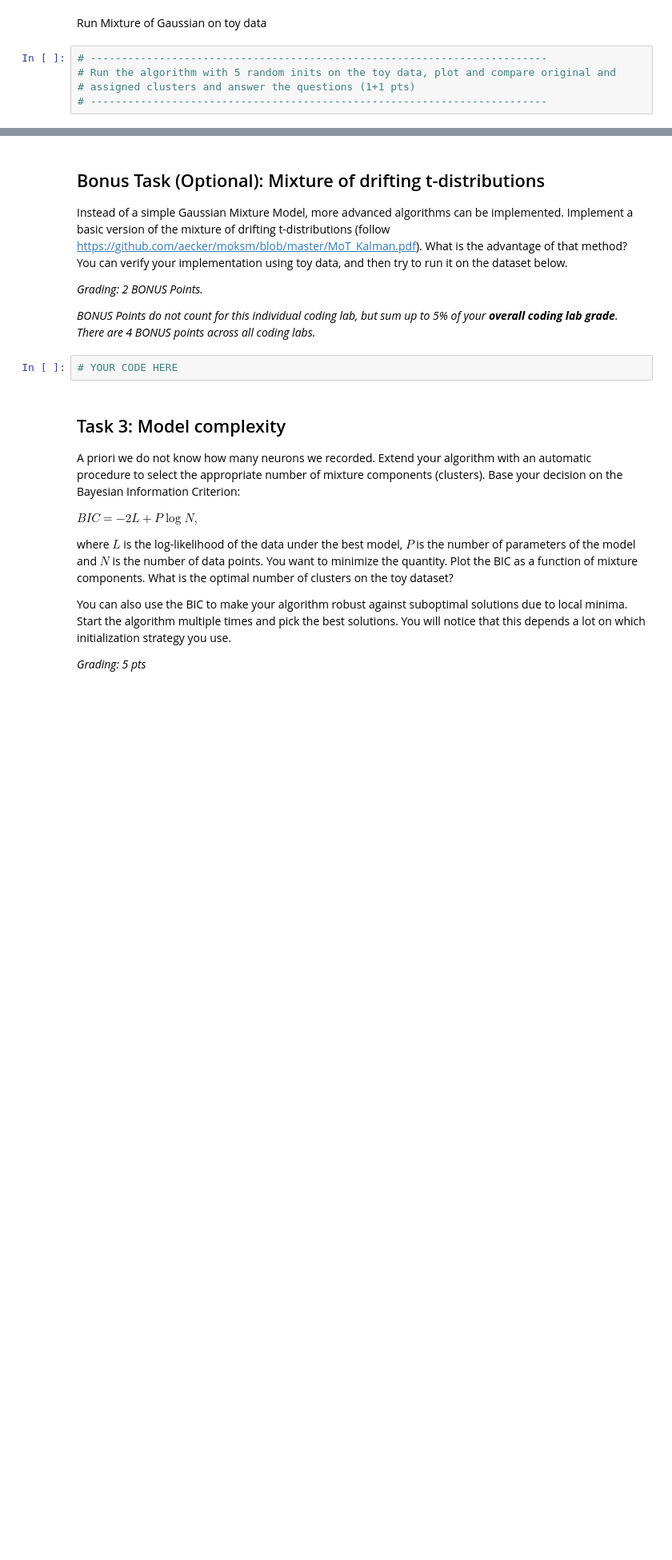
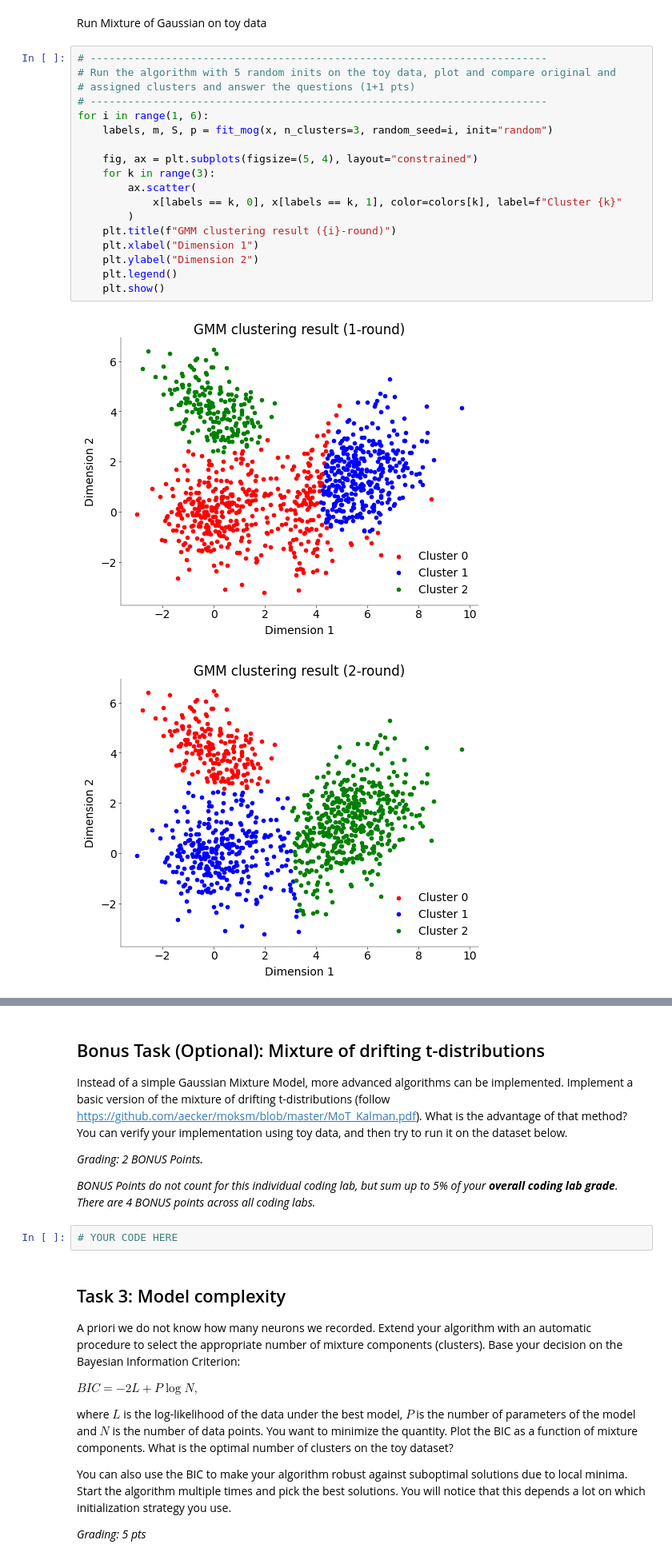
Before and after one commit to ZhidongZhang96/Course_NeuralDataScience_ST26, a Jupyter notebook: notebooks/CodingLab2.ipynb, the cells around one changed output, grey strips where cells are left out. Shown at 80% size. Drawn from its saved outputs; the diff is of its cells as text; blank space fills up the shorter version.

```diff
--- a/notebooks/CodingLab2.ipynb
+++ b/notebooks/CodingLab2.ipynb
@@ -216,5 +287,21 @@ Run Mixture of Gaussian on toy data
 # %%
 # -------------------------------------------------------------------------
 # Run the algorithm with 5 random inits on the toy data, plot and compare original and
 # assigned clusters and answer the questions (1+1 pts)
 # -------------------------------------------------------------------------
+for i in range(1, 6):
+    labels, m, S, p = fit_mog(x, n_clusters=3, random_seed=i, init="random")
+
+    fig, ax = plt.subplots(figsize=(5, 4), layout="constrained")
+    for k in range(3):
+        ax.scatter(
+            x[labels == k, 0], x[labels == k, 1], color=colors[k], label=f"Cluster {k}"
+        )
+    plt.title(f"GMM clustering result ({i}-round)")
+    plt.xlabel("Dimension 1")
+    plt.ylabel("Dimension 2")
+    plt.legend()
+    plt.show()
+# %% [output]
+[figure, added]
+[figure, added]
```
Also changed, not shown: parts of 21 cells of this notebook, 1 other file.
